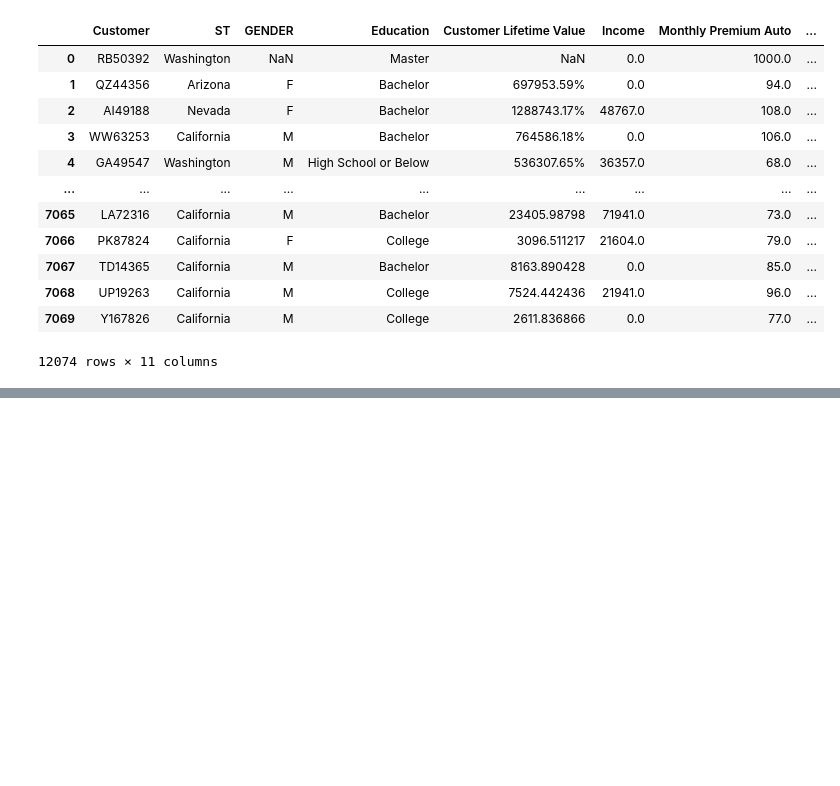
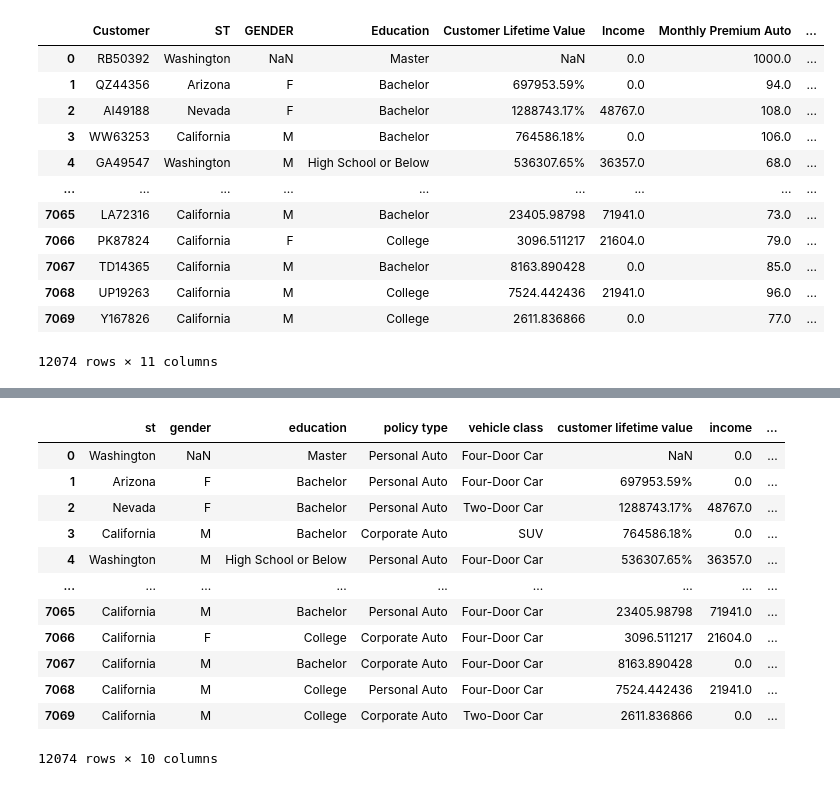
Before and after one commit to ChristinIskander/Classlabs, a Jupyter notebook: workshop_day_6/challenge_data_cleaning_cars_insurance.ipynb, the cells around one changed output, grey strips where cells are left out. Cells and saved outputs as stored; diff of their text form; code cells hidden in the pictures; blank space fills up the shorter version.

```diff
--- a/workshop_day_6/challenge_data_cleaning_cars_insurance.ipynb
+++ b/workshop_day_6/challenge_data_cleaning_cars_insurance.ipynb
@@ -82,0 +104,3 @@ cars_insurance
+# %%
+car_in.drop(columns=["customer"], inplace=True, axis=1)
+car_in
@@ -82,0 +121,18 @@ cars_insurance
+# %%
+car_in = car_in[["st","gender","education", "policy type","vehicle class","customer lifetime value","income","monthly premium auto","number of open complaints", "total claim amount"]]
+# %%
+car_in
+# %% [output]
+|  | st | gender | education | policy type | vehicle class | customer lifetime value | income | ... |
+| 0 | Washington | NaN | Master | Personal Auto | Four-Door Car | NaN | 0.0 | ... |
+| 1 | Arizona | F | Bachelor | Personal Auto | Four-Door Car | 697953.59% | 0.0 | ... |
+| 2 | Nevada | F | Bachelor | Personal Auto | Two-Door Car | 1288743.17% | 48767.0 | ... |
+| 3 | California | M | Bachelor | Corporate Auto | SUV | 764586.18% | 0.0 | ... |
+| 4 | Washington | M | High School or Below | Personal Auto | Four-Door Car | 536307.65% | 36357.0 | ... |
+| ... | ... | ... | ... | ... | ... | ... | ... | ... |
+| 7065 | California | M | Bachelor | Personal Auto | Four-Door Car | 23405.98798 | 71941.0 | ... |
+| 7066 | California | F | College | Corporate Auto | Four-Door Car | 3096.511217 | 21604.0 | ... |
+| 7067 | California | M | Bachelor | Corporate Auto | Four-Door Car | 8163.890428 | 0.0 | ... |
+| 7068 | California | M | College | Personal Auto | Four-Door Car | 7524.442436 | 21941.0 | ... |
+| 7069 | California | M | College | Corporate Auto | Two-Door Car | 2611.836866 | 0.0 | ... |
+12074 rows × 10 columns
```
Also changed, not shown: parts of 13 cells of this notebook.
